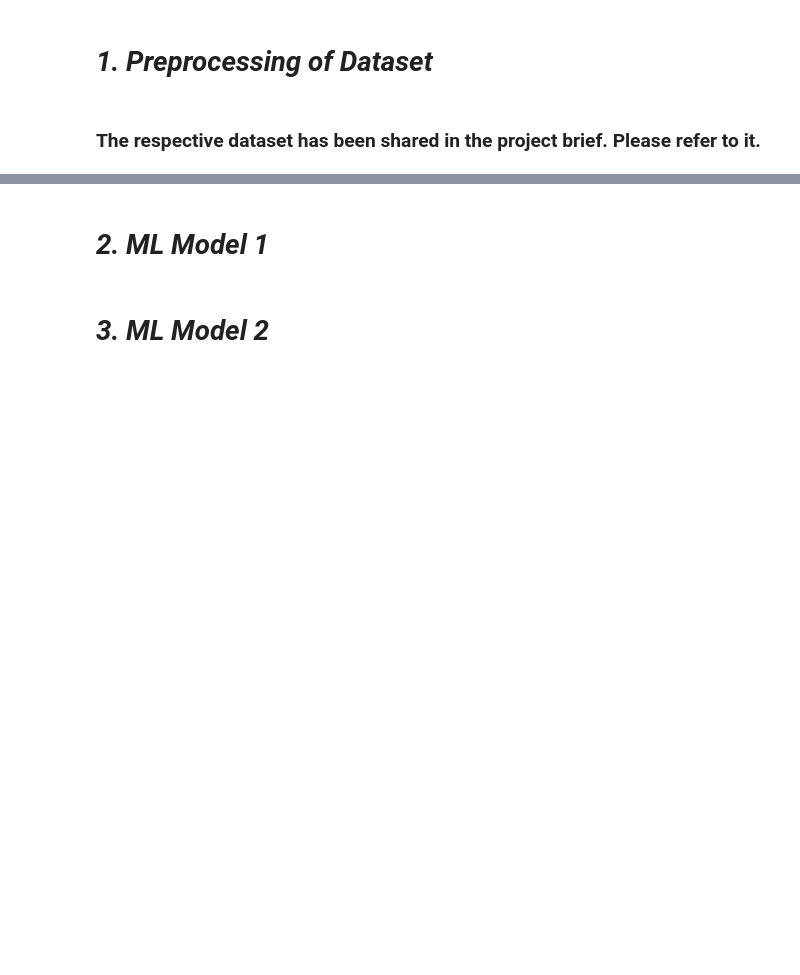
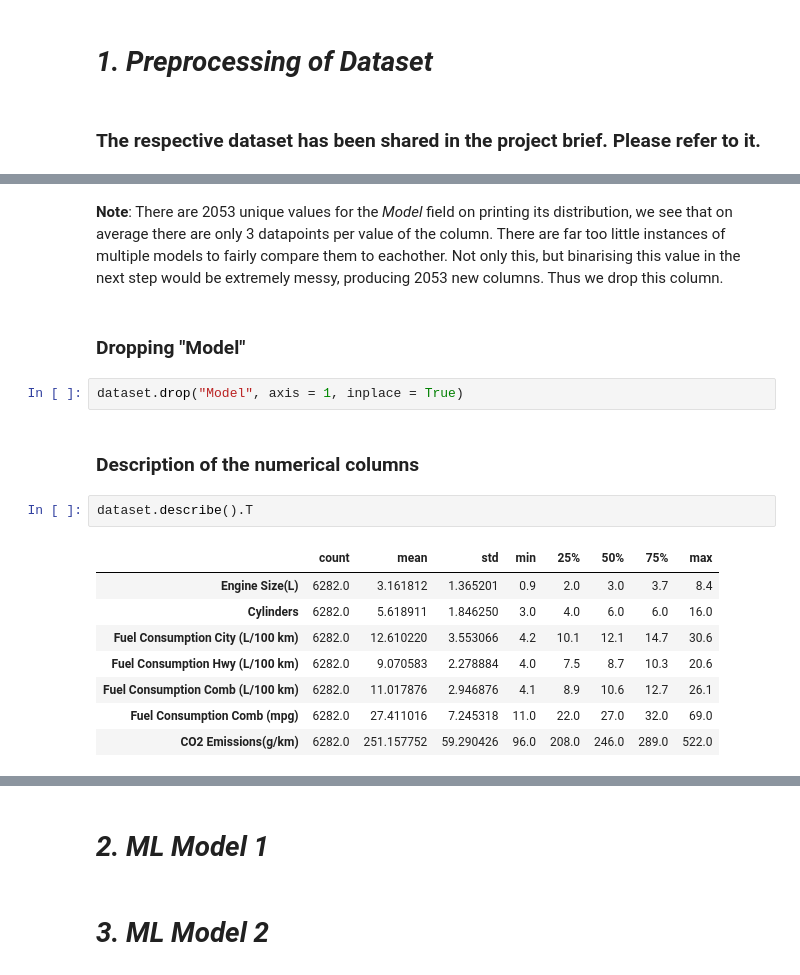
Before and after one commit to Neo-Panther/ML-Project-Predicting-Emissions, a Jupyter notebook: Team16_Project/Team16_Project.ipynb, the cells around one changed output, grey strips where cells are left out. Drawn from its saved outputs; the diff is of its cells as text; blank space fills up the shorter version.

```diff
--- a/Team16_Project/Team16_Project.ipynb
+++ b/Team16_Project/Team16_Project.ipynb
@@ -21,0 +154,19 @@ Please refer to the email providing the assignment of project and follow the ins
+# %% [markdown]
+**Note**: There are 2053 unique values for the *Model* field on printing its distribution, we see that on average there are only 3 datapoints per value of the column. There are far too little instances of multiple models to fairly compare them to eachother. Not only this, but binarising this value in the next step would be extremely messy, producing 2053 new columns. Thus we drop this column.
+# %% [markdown]
+### Dropping "Model"
+# %%
+dataset.drop("Model", axis = 1, inplace = True)
+# %% [markdown]
+### Description of the numerical columns
+# %%
+dataset.describe().T
+# %% [output]
+|  | count | mean | std | min | 25% | 50% | 75% | max |
+| Engine Size(L) | 6282.0 | 3.161812 | 1.365201 | 0.9 | 2.0 | 3.0 | 3.7 | 8.4 |
+| Cylinders | 6282.0 | 5.618911 | 1.846250 | 3.0 | 4.0 | 6.0 | 6.0 | 16.0 |
+| Fuel Consumption City (L/100 km) | 6282.0 | 12.610220 | 3.553066 | 4.2 | 10.1 | 12.1 | 14.7 | 30.6 |
+| Fuel Consumption Hwy (L/100 km) | 6282.0 | 9.070583 | 2.278884 | 4.0 | 7.5 | 8.7 | 10.3 | 20.6 |
+| Fuel Consumption Comb (L/100 km) | 6282.0 | 11.017876 | 2.946876 | 4.1 | 8.9 | 10.6 | 12.7 | 26.1 |
+| Fuel Consumption Comb (mpg) | 6282.0 | 27.411016 | 7.245318 | 11.0 | 22.0 | 27.0 | 32.0 | 69.0 |
+| CO2 Emissions(g/km) | 6282.0 | 251.157752 | 59.290426 | 96.0 | 208.0 | 246.0 | 289.0 | 522.0 |
```
Also changed, not shown: parts of 31 cells of this notebook.
